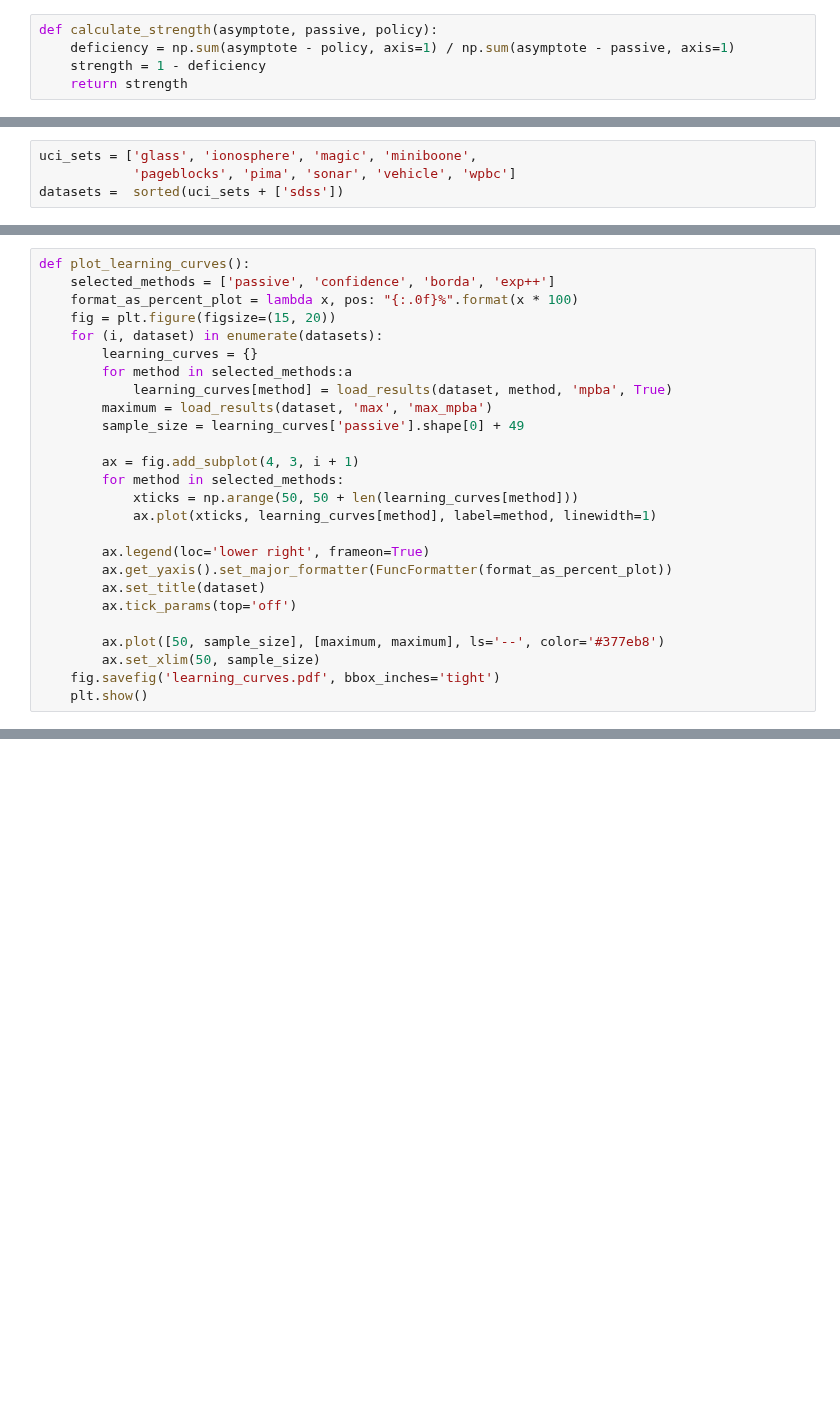
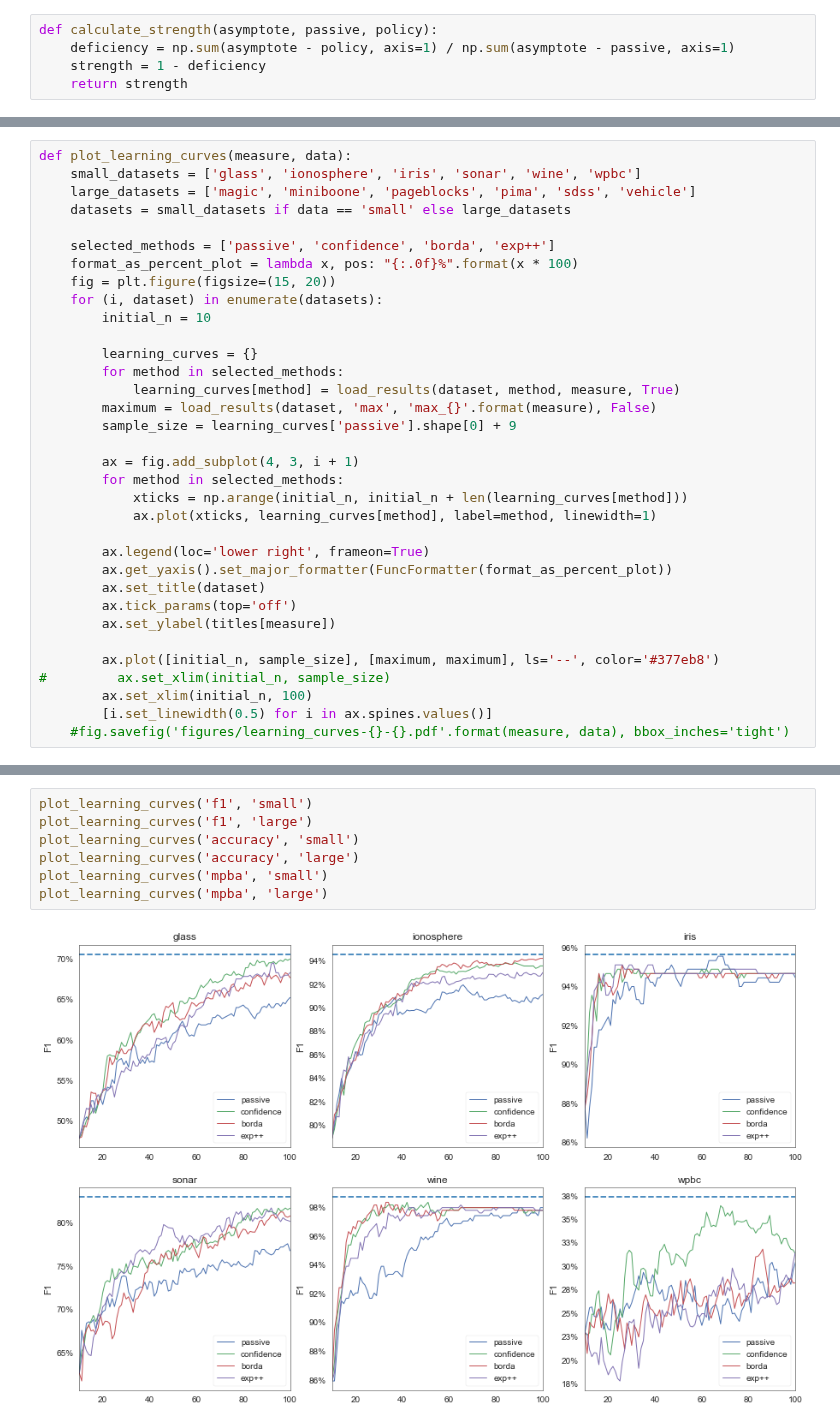
Before and after one commit to chengsoonong/mclass-sky, a Jupyter notebook: projects/peerjcs16/active_learning_suggestions.ipynb, the cells around one changed output, grey strips where cells are left out. Saved outputs shown, nothing was run; the diff lists cells and outputs as text; blank space fills up the shorter version.

```diff
--- a/projects/peerjcs16/active_learning_suggestions.ipynb
+++ b/projects/peerjcs16/active_learning_suggestions.ipynb
@@ -165,4 +189,0 @@ def plot_mpba_strength():
-# %%
-uci_sets = ['glass', 'ionosphere', 'magic', 'miniboone',
-            'pageblocks', 'pima', 'sonar', 'vehicle', 'wpbc']
-datasets =  sorted(uci_sets + ['sdss'])
@@ -171,26 +204,34 @@ plot_mpba_strength()
 # %%
-def plot_learning_curves():
+def plot_learning_curves(measure, data):
+    small_datasets = ['glass', 'ionosphere', 'iris', 'sonar', 'wine', 'wpbc']
+    large_datasets = ['magic', 'miniboone', 'pageblocks', 'pima', 'sdss', 'vehicle']
+    datasets = small_datasets if data == 'small' else large_datasets
+
     selected_methods = ['passive', 'confidence', 'borda', 'exp++']
     format_as_percent_plot = lambda x, pos: "{:.0f}%".format(x * 100)
     fig = plt.figure(figsize=(15, 20))
     for (i, dataset) in enumerate(datasets):
+        initial_n = 10
+
         learning_curves = {}
-        for method in selected_methods:a
-            learning_curves[method] = load_results(dataset, method, 'mpba', True)
-        maximum = load_results(dataset, 'max', 'max_mpba')
-        sample_size = learning_curves['passive'].shape[0] + 49
+        for method in selected_methods:
+            learning_curves[method] = load_results(dataset, method, measure, True)
+        maximum = load_results(dataset, 'max', 'max_{}'.format(measure), False)
+        sample_size = learning_curves['passive'].shape[0] + 9
 
         ax = fig.add_subplot(4, 3, i + 1)
         for method in selected_methods:
-            xticks = np.arange(50, 50 + len(learning_curves[method]))
+            xticks = np.arange(initial_n, initial_n + len(learning_curves[method]))
             ax.plot(xticks, learning_curves[method], label=method, linewidth=1)
 
         ax.legend(loc='lower right', frameon=True)
         ax.get_yaxis().set_major_formatter(FuncFormatter(format_as_percent_plot))
         ax.set_title(dataset)
         ax.tick_params(top='off')
+        ax.set_ylabel(titles[measure])
 
-        ax.plot([50, sample_size], [maximum, maximum], ls='--', color='#377eb8')
-        ax.set_xlim(50, sample_size)
-    fig.savefig('learning_curves.pdf', bbox_inches='tight')
-    plt.show()
+        ax.plot([initial_n, sample_size], [maximum, maximum], ls='--', color='#377eb8')
+#         ax.set_xlim(initial_n, sample_size)
+        ax.set_xlim(initial_n, 100)
+        [i.set_linewidth(0.5) for i in ax.spines.values()]
+    #fig.savefig('figures/learning_curves-{}-{}.pdf'.format(measure, data), bbox_inches='tight')
@@ -198,0 +238,9 @@ plot_learning_curves()
+# %%
+plot_learning_curves('f1', 'small')
+plot_learning_curves('f1', 'large')
+plot_learning_curves('accuracy', 'small')
+plot_learning_curves('accuracy', 'large')
+plot_learning_curves('mpba', 'small')
+plot_learning_curves('mpba', 'large')
+# %% [output]
+[figure, added]
```
Also changed, not shown: parts of 21 cells of this notebook.
